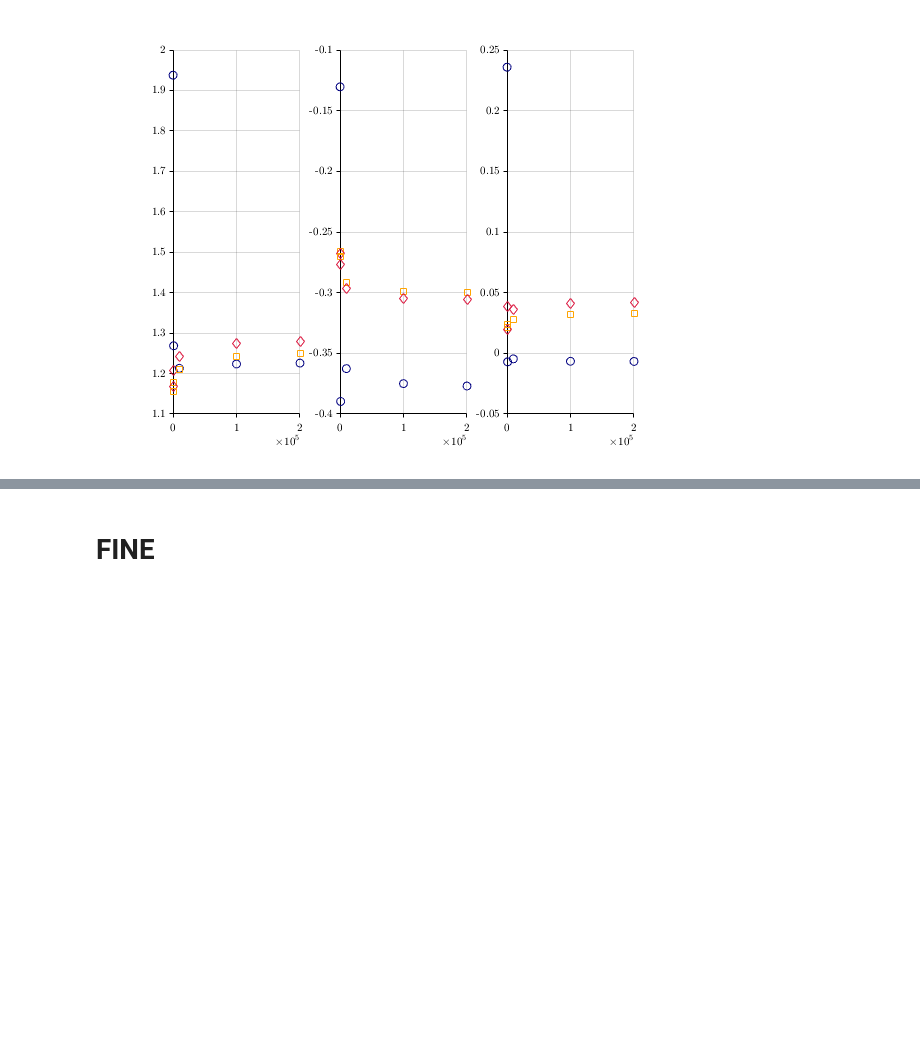
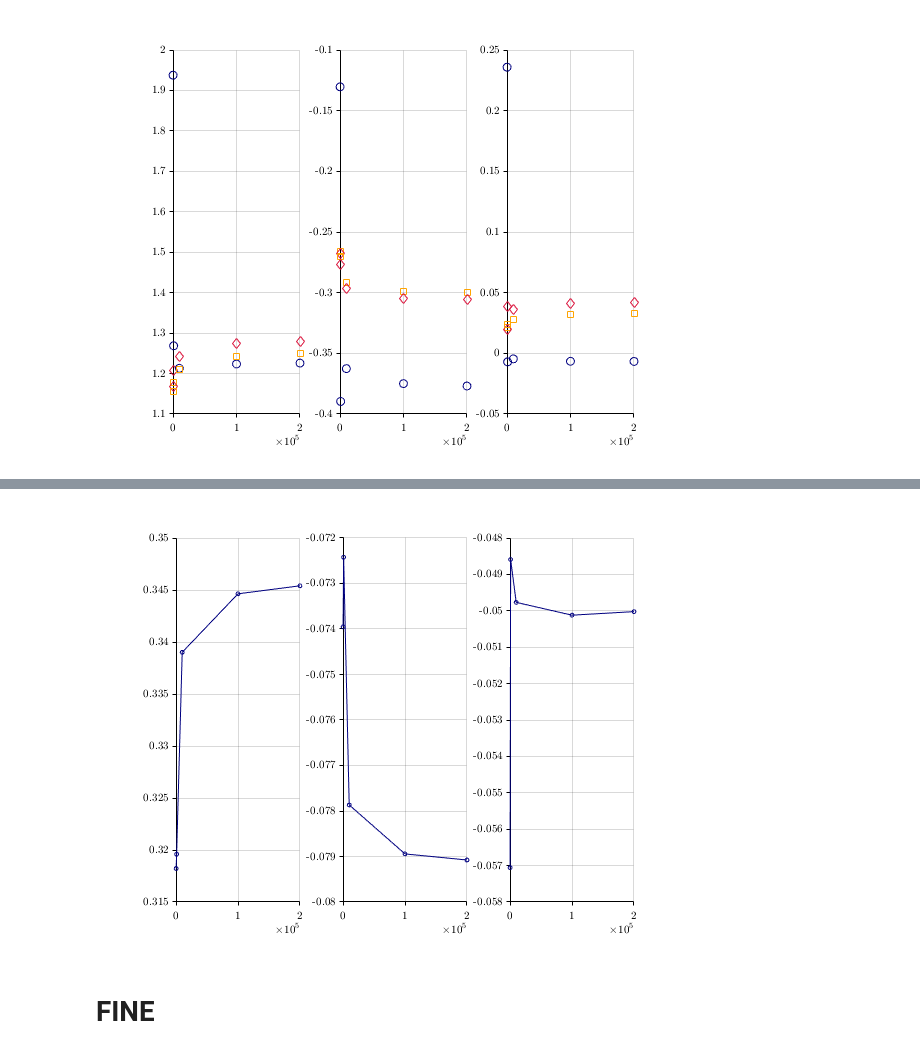
Before and after one commit to seoha0kim/openfoam_seo, a Jupyter notebook: wtt/yjn2/cfd_200915.ipynb, the cells around one changed output, grey strips where cells are left out. Saved outputs shown, nothing was run; the diff lists cells and outputs as text; code cells hidden in the pictures; blank space fills up the shorter version.

```diff
--- a/wtt/yjn2/cfd_200915.ipynb
+++ b/wtt/yjn2/cfd_200915.ipynb
@@ -1886,2 +2186,15 @@ end
+# %%
+id_pause = true;
+figure(1)
+clf
+for ii=1:3
+% ii = 1;
+subplot(1,3,ii)
+plot(sb.Re_pool, sb.DLM([1:sb.Re_n]+sb.Re_n*2,ii), ...
+    '-o','Color',rgb('Navy'),'MarkerSize',6-3)
+end
+gcfG;gcfH;gcfLFont;gcfS;%gcfP
+# %% [output]
+[figure, added]
 # %% [markdown]
 # FINE
```
Also changed, not shown: parts of 10 cells of this notebook, 35 other files.
